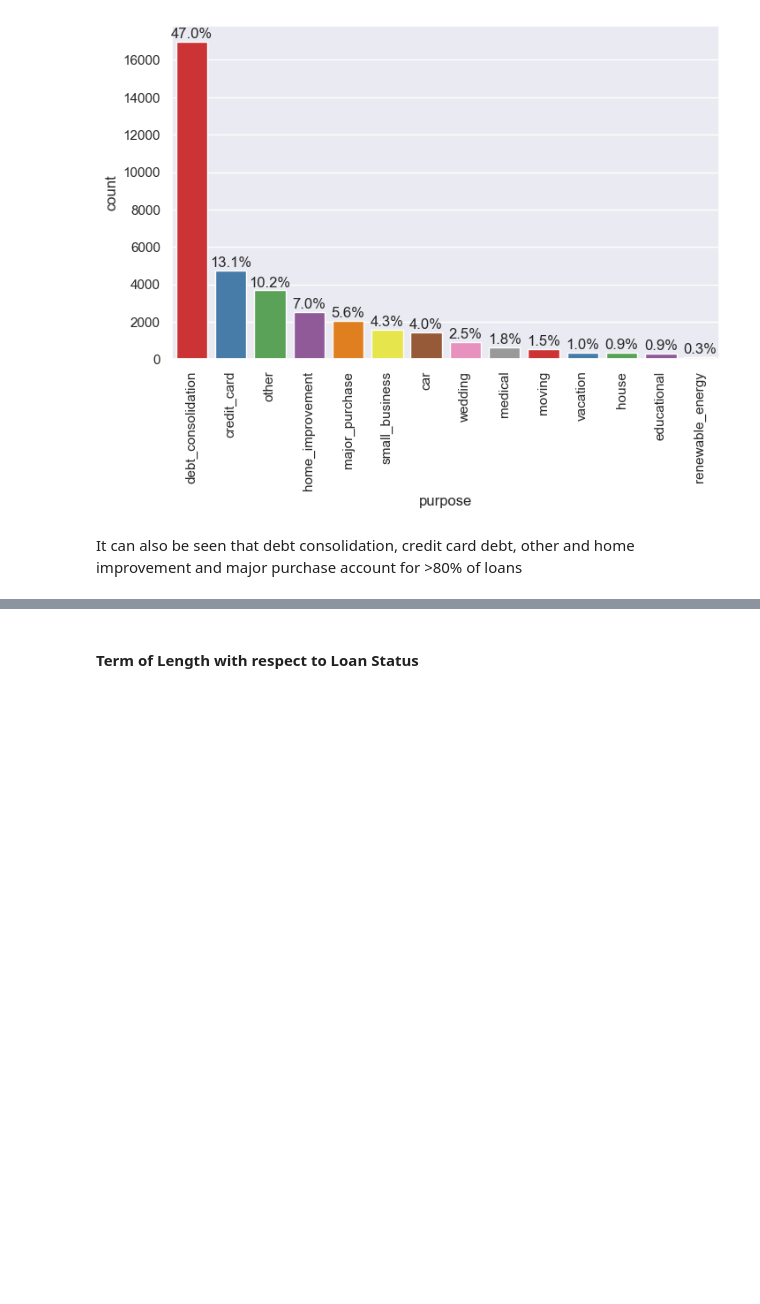
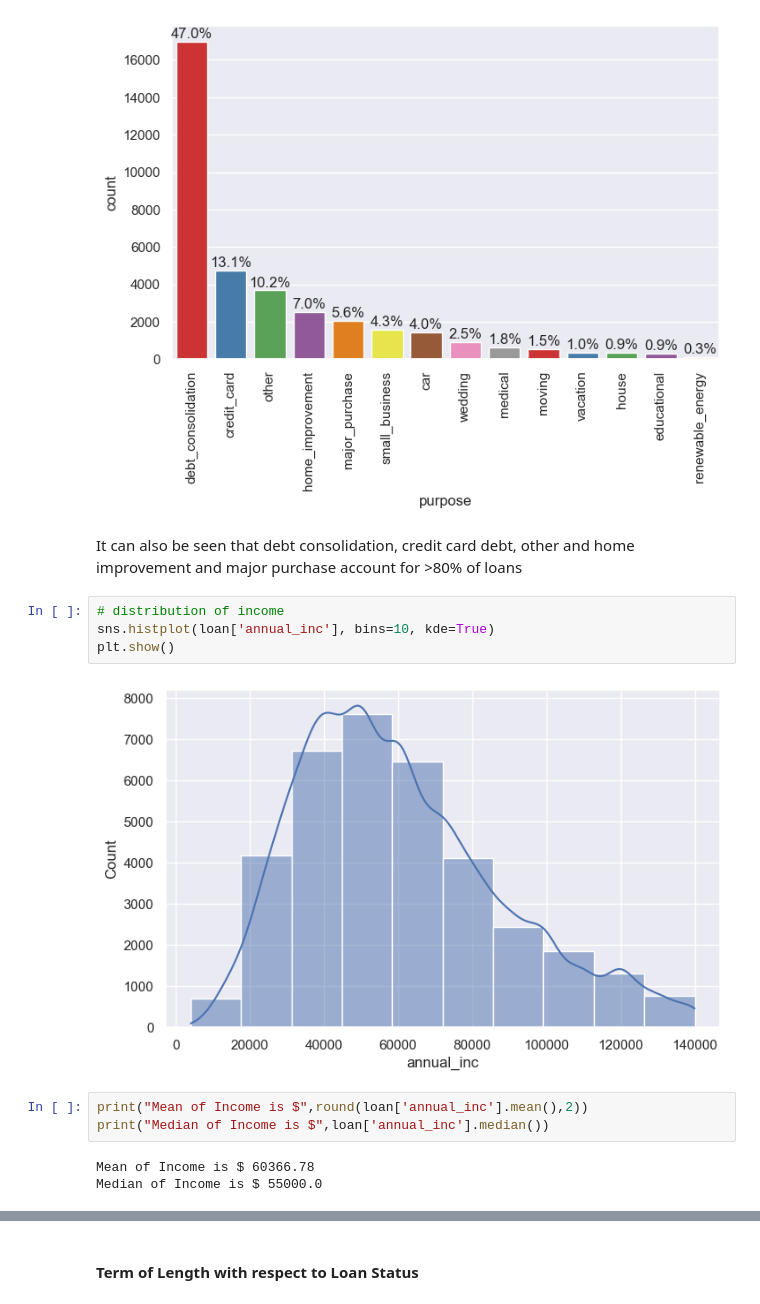
Before and after one commit to mickyals/lending_club_EDA, a Jupyter notebook: Mickell_Als.ipynb, the cells around one changed output, grey strips where cells are left out. Drawn from its saved outputs; the diff is of its cells as text; blank space fills up the shorter version.

```diff
--- a/Mickell_Als.ipynb
+++ b/Mickell_Als.ipynb
@@ -744,3 +744,15 @@ plt.show()
 [figure]
 # %% [markdown]
 It can also be seen that debt consolidation, credit card debt, other and home improvement and major purchase account for >80% of loans
+# %%
+# distribution of income
+sns.histplot(loan['annual_inc'], bins=10, kde=True)
+plt.show()
+# %% [output]
+[figure, added]
+# %%
+print("Mean of Income is $",round(loan['annual_inc'].mean(),2))
+print("Median of Income is $",loan['annual_inc'].median())
+# %% [output]
+Mean of Income is $ 60366.78
+Median of Income is $ 55000.0
```
Also changed, not shown: parts of 155 cells of this notebook, 1 other file.
